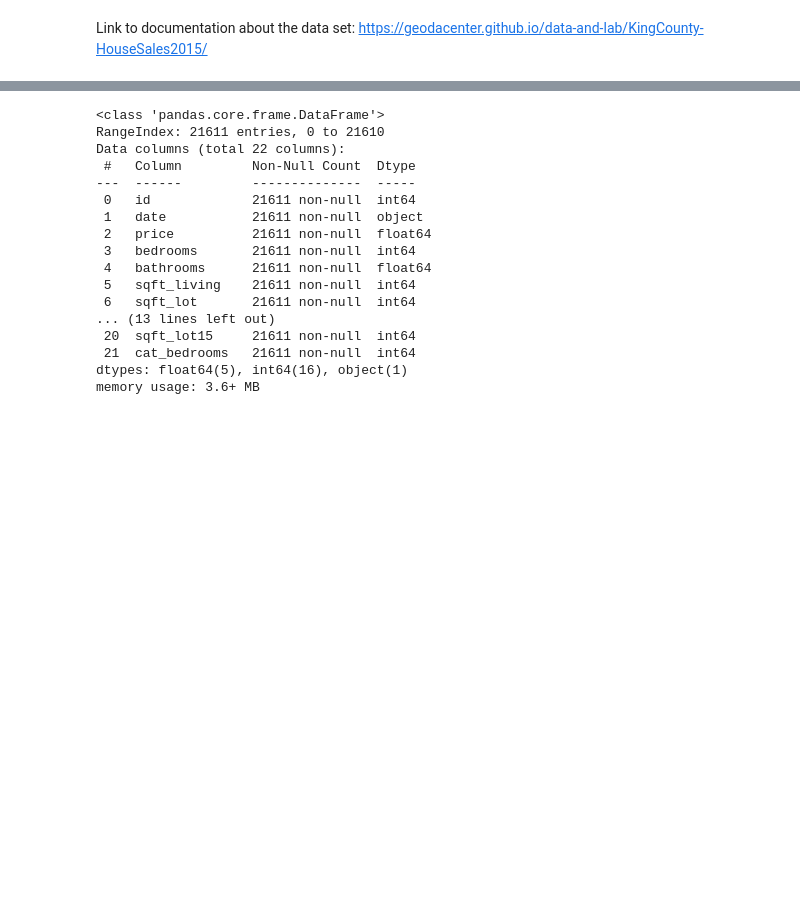
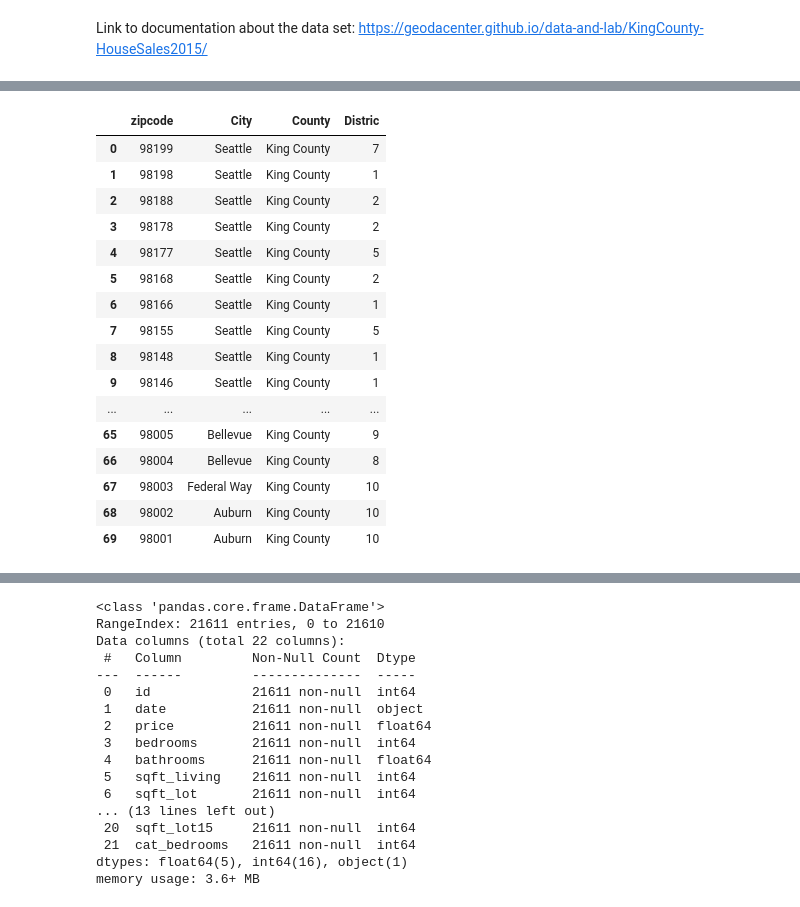
Before and after one commit to fprieto8111/MidTermProject, a Jupyter notebook: MidTermProject.ipynb, the cells around one changed output, grey strips where cells are left out. Drawn from its saved outputs; the diff is of its cells as text; code cells hidden in the pictures; blank space fills up the shorter version.

```diff
--- a/MidTermProject.ipynb
+++ b/MidTermProject.ipynb
@@ -94,0 +112,23 @@ df = pd.read_csv("kc_house_data.csv")
+# %%
+districts = pd.read_excel("zip.xlsx")
+#cities = cities.rename(columns={"Zipcode": "zipcode"})
+#cities = cities.drop("no", axis=1)
+districts
+# %% [output]
+|  | zipcode | City | County | Distric |
+| 0 | 98199 | Seattle | King County | 7 |
+| 1 | 98198 | Seattle | King County | 1 |
+| 2 | 98188 | Seattle | King County | 2 |
+| 3 | 98178 | Seattle | King County | 2 |
+| 4 | 98177 | Seattle | King County | 5 |
+| 5 | 98168 | Seattle | King County | 2 |
+| 6 | 98166 | Seattle | King County | 1 |
+| 7 | 98155 | Seattle | King County | 5 |
+| 8 | 98148 | Seattle | King County | 1 |
+| 9 | 98146 | Seattle | King County | 1 |
+| ... | ... | ... | ... | ... |
+| 65 | 98005 | Bellevue | King County | 9 |
+| 66 | 98004 | Bellevue | King County | 8 |
+| 67 | 98003 | Federal Way | King County | 10 |
+| 68 | 98002 | Auburn | King County | 10 |
+| 69 | 98001 | Auburn | King County | 10 |
```
Also changed, not shown: parts of 26 cells of this notebook.
